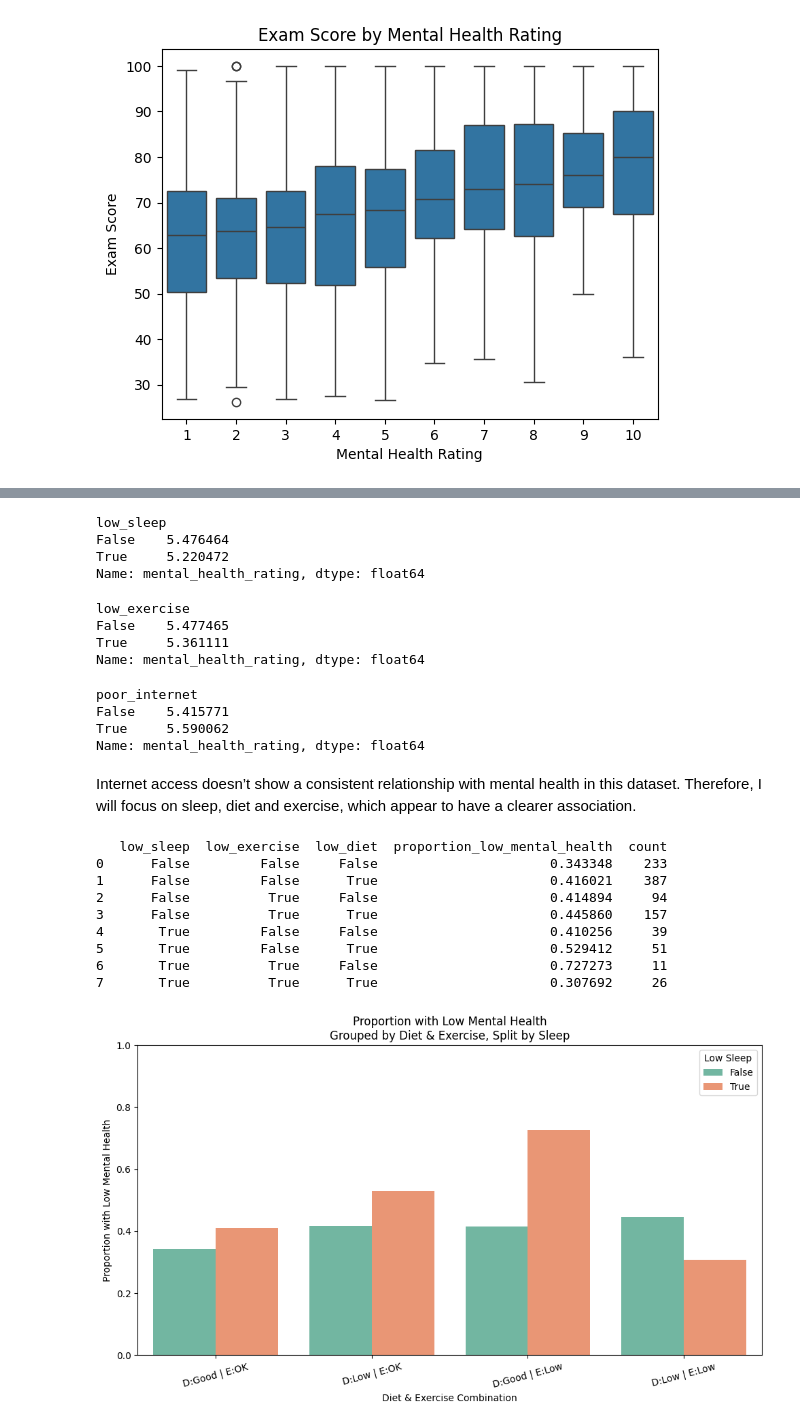
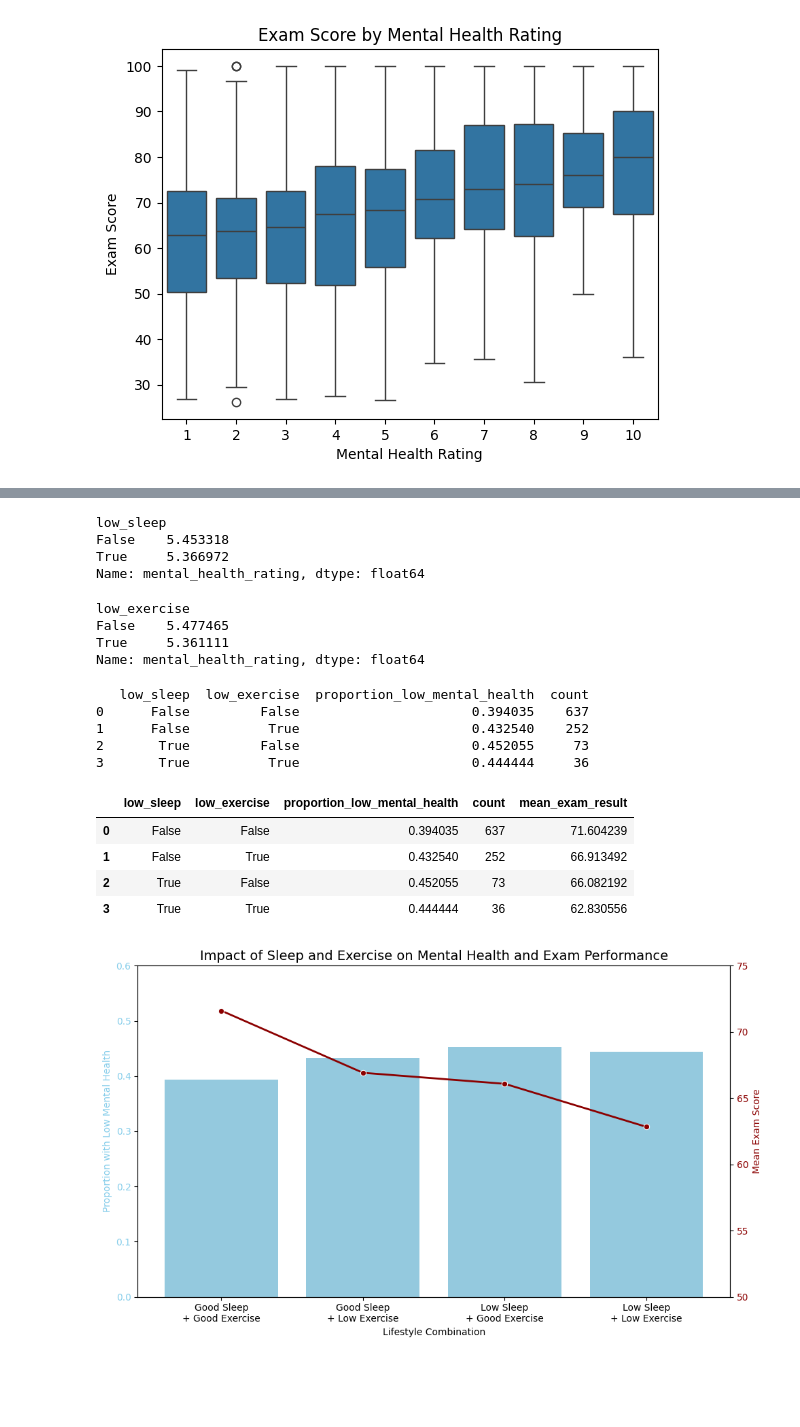
Before and after one commit to martyna-haliniak/visualisations_in_python, a Jupyter notebook: visualisations_task.ipynb, the cells around one changed output, grey strips where cells are left out. Drawn from its saved outputs; the diff is of its cells as text; code cells hidden in the pictures; blank space fills up the shorter version.

```diff
--- a/visualisations_task.ipynb
+++ b/visualisations_task.ipynb
@@ -456,9 +431,7 @@ We will now explore which lifestyle factors might be associated with better or w
 # %%
 # Binary split based on thresholds (adjust if needed)
-df['low_diet'] = df['diet_quality'].map({'Poor': True, 'Fair': True, 'Good': False})
-df['low_sleep'] = df['sleep_hours'] <= 5
+df['low_sleep'] = df['sleep_hours'] < 5
 df['low_exercise'] = df['exercise_frequency'] < 2
-df['poor_internet'] = df['internet_quality'].map({'Poor': True, 'Average': False, 'Good': False})
 
 # Also keep the mental health low/high split
 df['low_mental_health'] = df['mental_health_rating'] <= 4
@@ -474,8 +439,8 @@ Name: mental_health_rating, dtype: float64
 df.groupby('low_sleep')['mental_health_rating'].mean()
 # %% [output]
 low_sleep
-False    5.476464
-True     5.220472
+False    5.453318
+True     5.366972
 Name: mental_health_rating, dtype: float64
 # %%
 df.groupby('low_exercise')['mental_health_rating'].mean()
@@ -484,33 +449,63 @@ low_exercise
 False    5.477465
 True     5.361111
 Name: mental_health_rating, dtype: float64
-# %%
-df.groupby('poor_internet')['mental_health_rating'].mean()
-# %% [output]
-poor_internet
-False    5.415771
-True     5.590062
-Name: mental_health_rating, dtype: float64
-# %% [markdown]
-Internet access doesn’t show a consistent relationship with mental health in this dataset. Therefore, I will focus on sleep, diet and exercise, which appear to have a clearer association.
 # %%
 summary = df.groupby(
-    ['low_sleep', 'low_exercise', 'low_diet']
+    ['low_sleep', 'low_exercise']
 ).agg(
     proportion_low_mental_health=('low_mental_health', 'mean'),
     count=('low_mental_health', 'size')
 ).reset_index()
 print(summary)
 # %% [output]
-   low_sleep  low_exercise  low_diet  proportion_low_mental_health  count
-0      False         False     False                      0.343348    233
-1      False         False      True                      0.416021    387
-2      False          True     False                      0.414894     94
-3      False          True      True                      0.445860    157
-4       True         False     False                      0.410256     39
-5       True         False      True                      0.529412     51
-6       True          True     False                      0.727273     11
-7       True          True      True                      0.307692     26
+   low_sleep  low_exercise  proportion_low_mental_health  count
+0      False         False                      0.394035    637
+1      False          True                      0.432540    252
+2       True         False                      0.452055     73
+3       True          True                      0.444444     36
 # %%
+summary = df.groupby(
+    ['low_sleep', 'low_exercise']
+).agg(
+    proportion_low_mental_health=('low_mental_health', 'mean'),
+    count=('low_mental_health', 'size'),
+    mean_exam_result=('exam_score', 'mean')
+).reset_index()
+summary
 # %% [output]
-[figure, removed]
+|  | low_sleep | low_exercise | proportion_low_mental_health | count | mean_exam_result |
+| 0 | False | False | 0.394035 | 637 | 71.604239 |
+| 1 | False | True | 0.432540 | 252 | 66.913492 |
+| 2 | True | False | 0.452055 | 73 | 66.082192 |
+| 3 | True | True | 0.444444 | 36 | 62.830556 |
+# %%
+summary['group'] = summary.apply(lambda row:
+    f"{'Low' if row['low_sleep'] else 'Good'} Sleep\n"
+    f"+ {'Low' if row['low_exercise'] else 'Good'} Exercise", axis=1)
+
+# Set up the plot
+fig, ax1 = plt.subplots(figsize=(10, 6))
+
+# Bar plot: Proportion with low mental health
+sns.barplot(x='group', y='proportion_low_mental_health', data=summary, color='skyblue', ax=ax1)
+ax1.set_ylabel('Proportion with Low Mental Health', color='skyblue')
+ax1.set_ylim(0, 0.6)
+ax1.tick_params(axis='y', labelcolor='skyblue')
+
+# Secondary axis: Mean exam result
+ax2 = ax1.twinx()
+sns.lineplot(x='group', y='mean_exam_result', data=summary, color='darkred', marker='o', linewidth=2, ax=ax2)
+ax2.set_ylabel('Mean Exam Score', color='darkred')
+ax2.set_ylim(50, 75)
+ax2.tick_params(axis='y', labelcolor='darkred')
+
+# Titles and labels
+plt.title('Impact of Sleep and Exercise on Mental Health and Exam Performance', fontsize=14)
+ax1.set_xlabel('Lifestyle Combination')
+ax1.set_xticks(range(len(summary['group'])))
+ax1.set_xticklabels(summary['group'], rotation=0)
+
+plt.tight_layout()
+plt.show()
+# %% [output]
+[figure, added]
```
Also changed, not shown: parts of 8 cells of this notebook.
